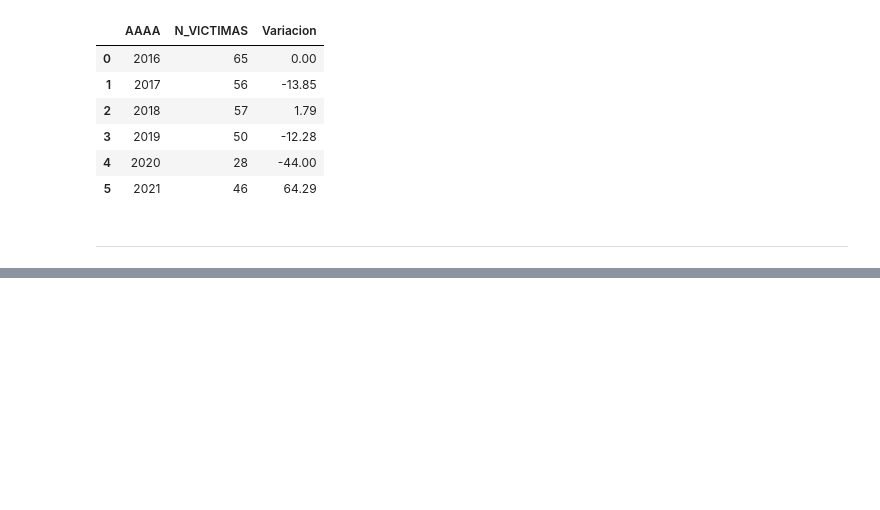
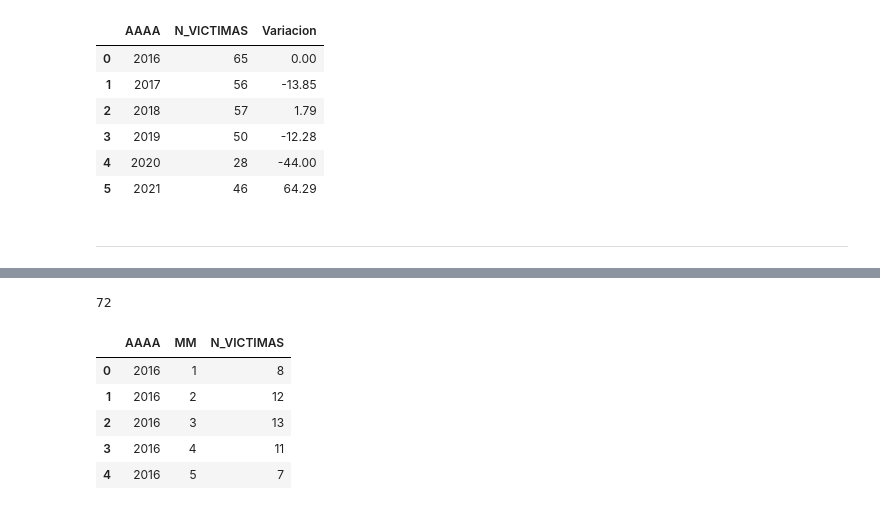
Before and after one commit to rfpcast/DA_BA_Project2, a Jupyter notebook: ETL_Parte_2.ipynb, the cells around one changed output, grey strips where cells are left out. Drawn from its saved outputs; the diff is of its cells as text; code cells hidden in the pictures; blank space fills up the shorter version.

```diff
--- a/ETL_Parte_2.ipynb
+++ b/ETL_Parte_2.ipynb
@@ -452,0 +492,15 @@ with pd.ExcelWriter('Archivos\data_homicidios.xlsx') as writer:
+# %%
+df_1_ETL2_5_v1 = df_1_ETL2.copy()
+# %%
+df_1_ETL2_5_v1 = df_1_ETL2_5_v1.groupby(['AAAA', 'MM'])['N_VICTIMAS'].sum().reset_index()
+# %%
+print(len(df_1_ETL2_5_v1))
+df_1_ETL2_5_v1.head()
+# %% [output]
+72
+|  | AAAA | MM | N_VICTIMAS |
+| 0 | 2016 | 1 | 8 |
+| 1 | 2016 | 2 | 12 |
+| 2 | 2016 | 3 | 13 |
+| 3 | 2016 | 4 | 11 |
+| 4 | 2016 | 5 | 7 |
```
Also changed, not shown: parts of 30 cells of this notebook.
